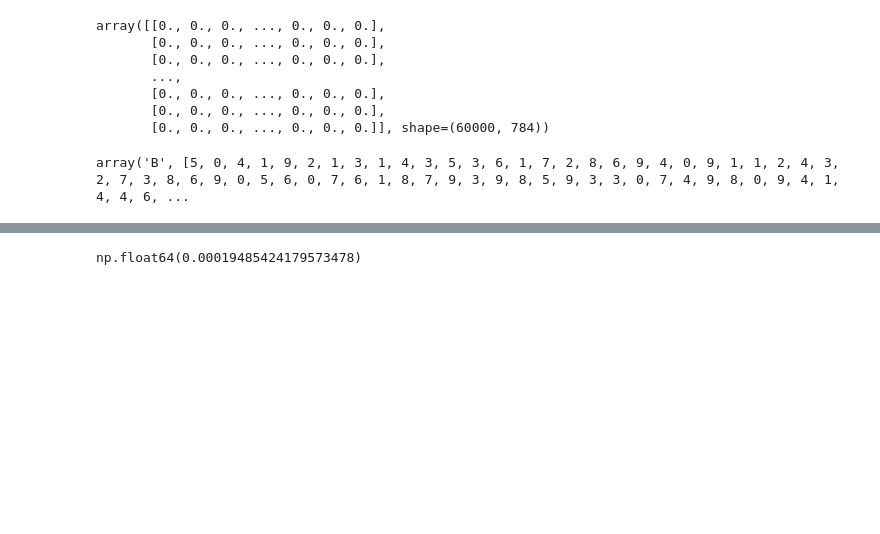
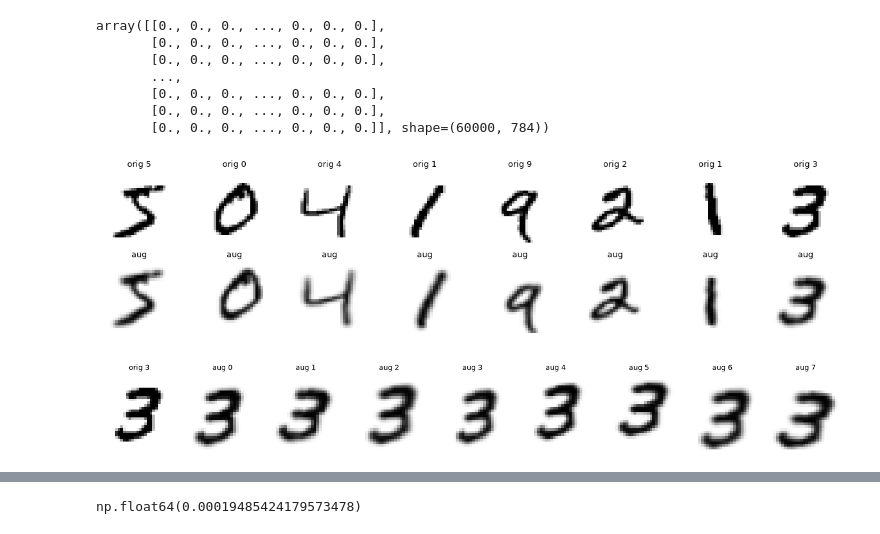
Before and after one commit to ameygupta007/NN-from-scratch, a Jupyter notebook: read-mnist-dataset.ipynb, the cells around one changed output, grey strips where cells are left out. Saved outputs shown, nothing was run; the diff lists cells and outputs as text; code cells hidden in the pictures; blank space fills up the shorter version.

```diff
--- a/read-mnist-dataset.ipynb
+++ b/read-mnist-dataset.ipynb
@@ -145,8 +131,4 @@ array([[0., 0., 0., ..., 0., 0., 0.],
        [0., 0., 0., ..., 0., 0., 0.],
        [0., 0., 0., ..., 0., 0., 0.],
        [0., 0., 0., ..., 0., 0., 0.]], shape=(60000, 784))
-# %%
-y_train
-# %% [output]
-array('B', [5, 0, 4, 1, 9, 2, 1, 3, 1, 4, 3, 5, 3, 6, 1, 7, 2, 8, 6, 9, 4, 0, 9, 1, 1, 2, 4, 3, 2, 7, 3, 8, 6, 9, 0, 5, 6, 0, 7, 6, 1, 8, 7, 9, 3, 9, 8, 5, 9, 3, 3, 0, 7, 4, 9, 8, 0, 9, 4, 1, 4, 4, 6, ...
 # %%
@@ -160,3 +143,41 @@ def evaluate(m, x, y):
     p = np.argmax(Z.data, axis=1)
     acc = np.sum(np.equal(p, y)) / len(y)
     return acc
+# %%
+from augment import augment_batch, augment_image
+
+# show original vs augmented for a handful of digits
+n = 8
+orig = x_train[:n]                      # (n, 784)
+aug  = augment_batch(orig)              # (n, 784)
+
+fig, axes = plt.subplots(2, n, figsize=(n * 1.5, 3))
+for i in range(n):
+    axes[0, i].imshow(orig[i].reshape(28, 28), cmap='gray_r', vmin=0, vmax=1)
+    axes[0, i].set_title(f'orig {y_train[i]}', fontsize=9)
+    axes[0, i].axis('off')
+    axes[1, i].imshow(aug[i].reshape(28, 28),  cmap='gray_r', vmin=0, vmax=1)
+    axes[1, i].set_title('aug',  fontsize=9)
+    axes[1, i].axis('off')
+plt.tight_layout()
+plt.show()
+# %% [output]
+[figure, added]
+# %%
+# variety check: 8 random augmentations of one digit
+idx = 7
+img = x_train[idx].reshape(28, 28)
+
+n = 8
+fig, axes = plt.subplots(1, n + 1, figsize=((n + 1) * 1.5, 1.8))
+axes[0].imshow(img, cmap='gray_r', vmin=0, vmax=1)
+axes[0].set_title(f'orig {y_train[idx]}', fontsize=9)
+axes[0].axis('off')
+for i in range(n):
+    axes[i + 1].imshow(augment_image(img), cmap='gray_r', vmin=0, vmax=1)
+    axes[i + 1].set_title(f'aug {i}', fontsize=9)
+    axes[i + 1].axis('off')
+plt.tight_layout()
+plt.show()
+# %% [output]
+[figure, added]
```
Also changed, not shown: parts of 9 cells of this notebook, 1 other file.
